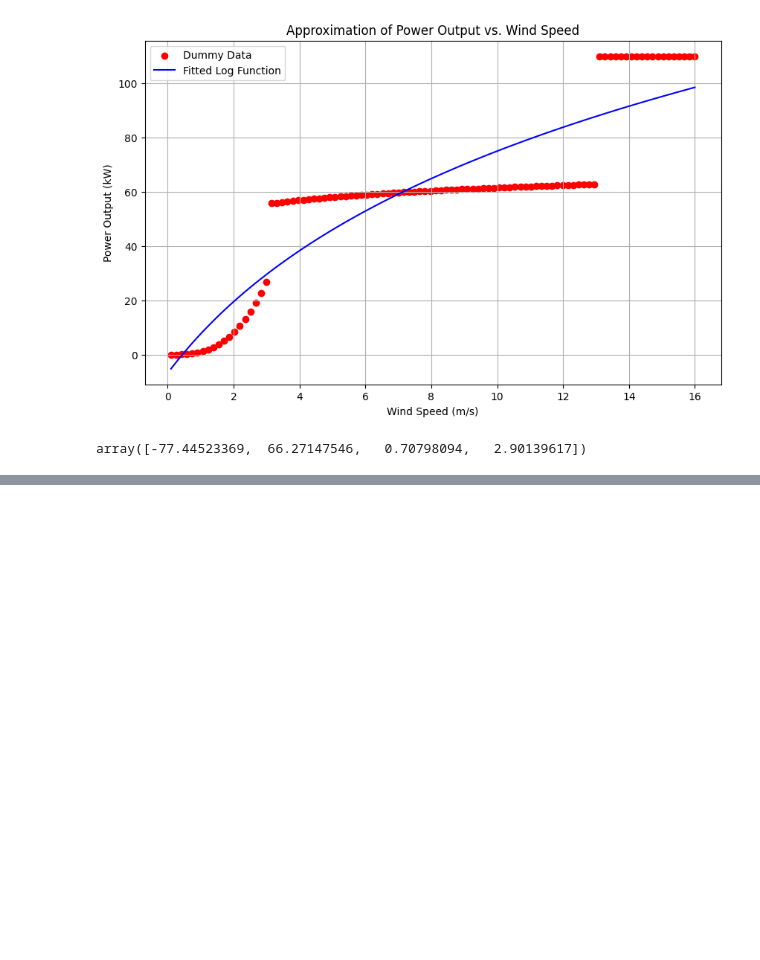
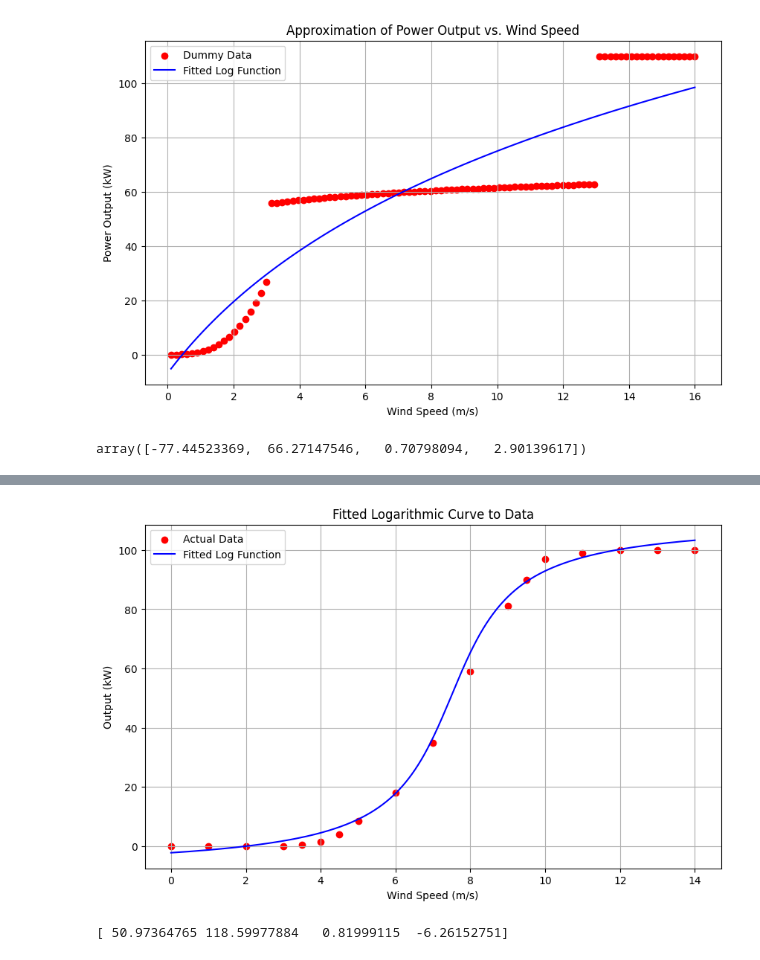
Before and after one commit to NathanPaceydev/Virtual-Power-Plant, a Jupyter notebook: wind/wind_output_relationship.ipynb, the cells around one changed output, grey strips where cells are left out. Cells and saved outputs as stored; diff of their text form; code cells hidden in the pictures; blank space fills up the shorter version.

Commit message:
wind generation update

```diff
--- a/wind/wind_height_relationship.ipynb
+++ b/wind/wind_output_relationship.ipynb
@@ -118,0 +119,21 @@ print(params)
+# %%
+# Create a range of x values for plotting the fitted curve
+x_values = np.linspace(min(x_data), max(x_data), 1000)
+y_values = arctan_function(x_values, 51,119,0.8,-6)
+
+# Plot the actual data points and the fitted curve
+plt.figure(figsize=(10, 6))
+plt.scatter(x_data, y_data, color='red', label='Actual Data')
+plt.plot(x_values, y_values, label='Fitted Log Function', color='blue')
+plt.title('Fitted Logarithmic Curve to Data')
+plt.xlabel('Wind Speed (m/s)')
+plt.ylabel('Output (kW)')
+plt.legend()
+plt.grid(True)
+plt.show()
+
+# Output the parameters for the log function
+print(params)
+# %% [output]
+[figure, added]
+[ 50.97364765 118.59977884   0.81999115  -6.26152751]
```
Also changed, not shown: parts of 1 cell of this notebook, 4 other files.
